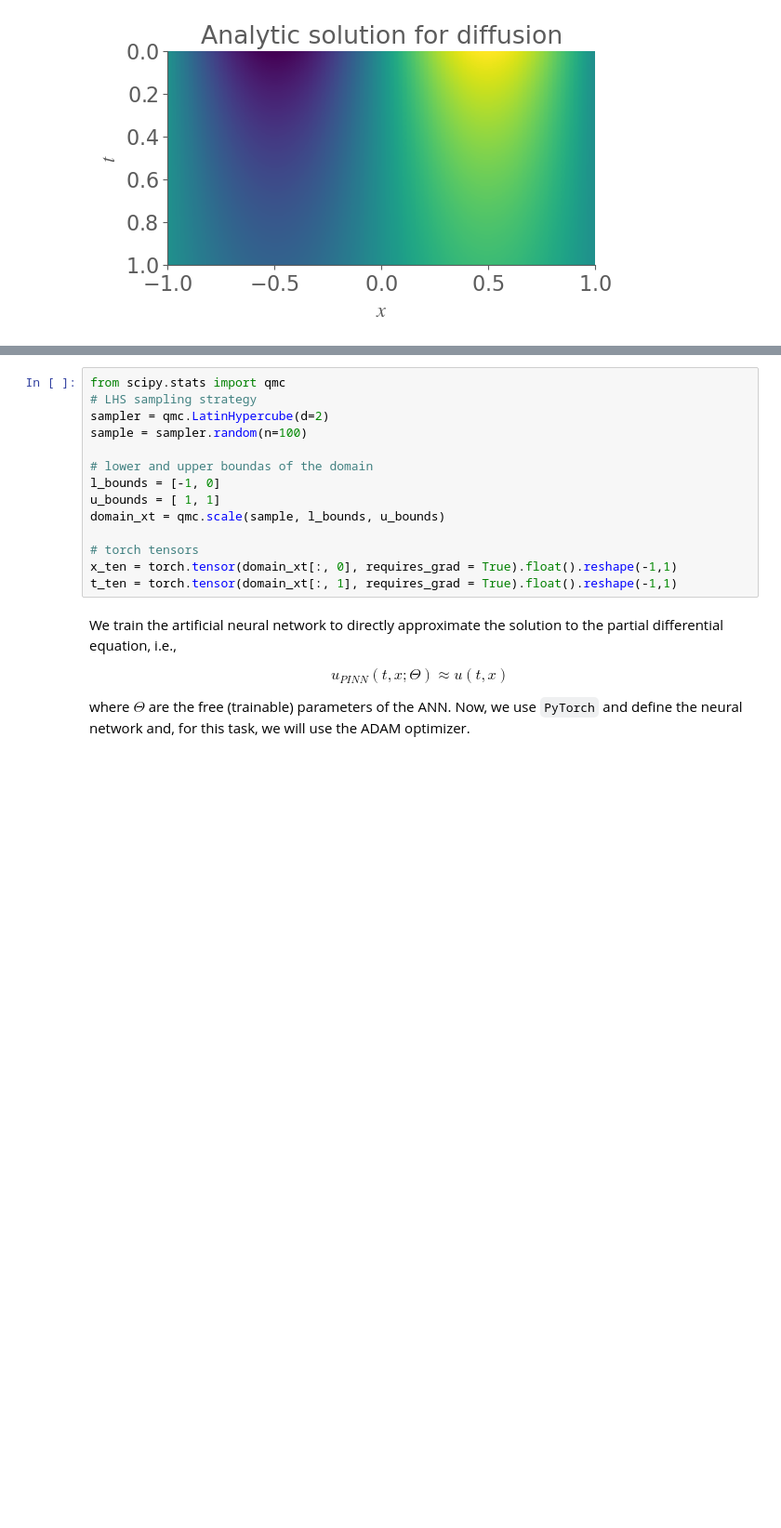
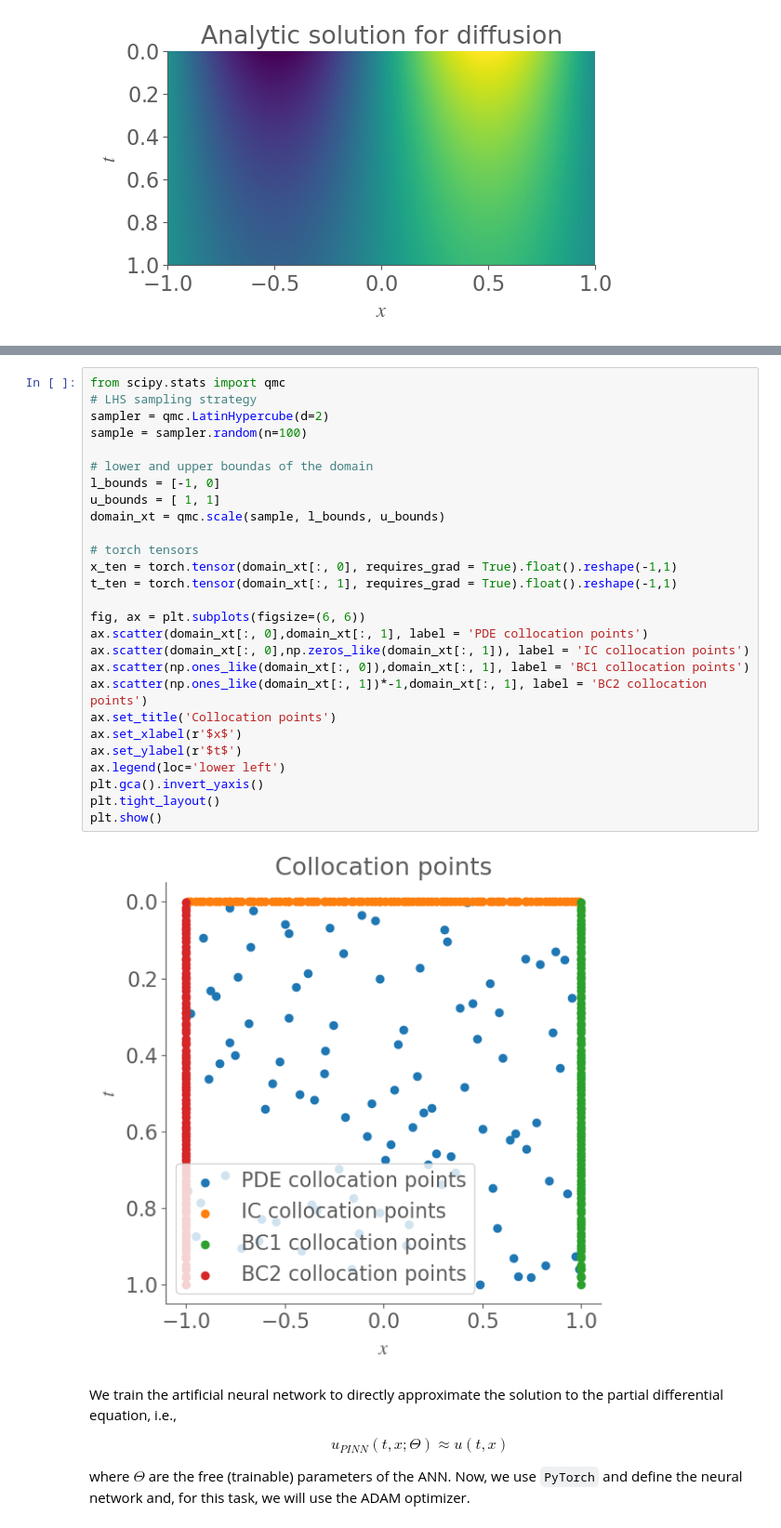
Before and after one commit to dortiz5/ihealth-pinns-workshop, a Jupyter notebook: notebooks/activity-2.ipynb, the cells around one changed output, grey strips where cells are left out. Shown: that part at 93% size. Saved outputs shown, nothing was run; the diff lists cells and outputs as text; blank space fills up the shorter version.

```diff
--- a/notebooks/activity-2.ipynb
+++ b/notebooks/activity-2.ipynb
@@ -186,17 +186,32 @@ We import the `qmc.LatinHypercube` from `scipy.stats` and scale it to the bounda
 # %%
 from scipy.stats import qmc
 # LHS sampling strategy
 sampler = qmc.LatinHypercube(d=2)
 sample = sampler.random(n=100)
 
 # lower and upper boundas of the domain
 l_bounds = [-1, 0]
 u_bounds = [ 1, 1]
 domain_xt = qmc.scale(sample, l_bounds, u_bounds)
 
 # torch tensors
 x_ten = torch.tensor(domain_xt[:, 0], requires_grad = True).float().reshape(-1,1)
 t_ten = torch.tensor(domain_xt[:, 1], requires_grad = True).float().reshape(-1,1)
+
+fig, ax = plt.subplots(figsize=(6, 6))
+ax.scatter(domain_xt[:, 0],domain_xt[:, 1], label = 'PDE collocation points')
+ax.scatter(domain_xt[:, 0],np.zeros_like(domain_xt[:, 1]), label = 'IC collocation points')
+ax.scatter(np.ones_like(domain_xt[:, 0]),domain_xt[:, 1], label = 'BC1 collocation points')
+ax.scatter(np.ones_like(domain_xt[:, 1])*-1,domain_xt[:, 1], label = 'BC2 collocation points')
+ax.set_title('Collocation points')
+ax.set_xlabel(r'$x$')
+ax.set_ylabel(r'$t$')
+ax.legend(loc='lower left')
+plt.gca().invert_yaxis()
+plt.tight_layout()
+plt.show()
+# %% [output]
+[figure, added]
 # %% [markdown]
 We train the artificial neural network to directly approximate the solution to the partial differential equation, i.e.,
 
```
Also changed, not shown: parts of 5 cells of this notebook, 3 other files.
